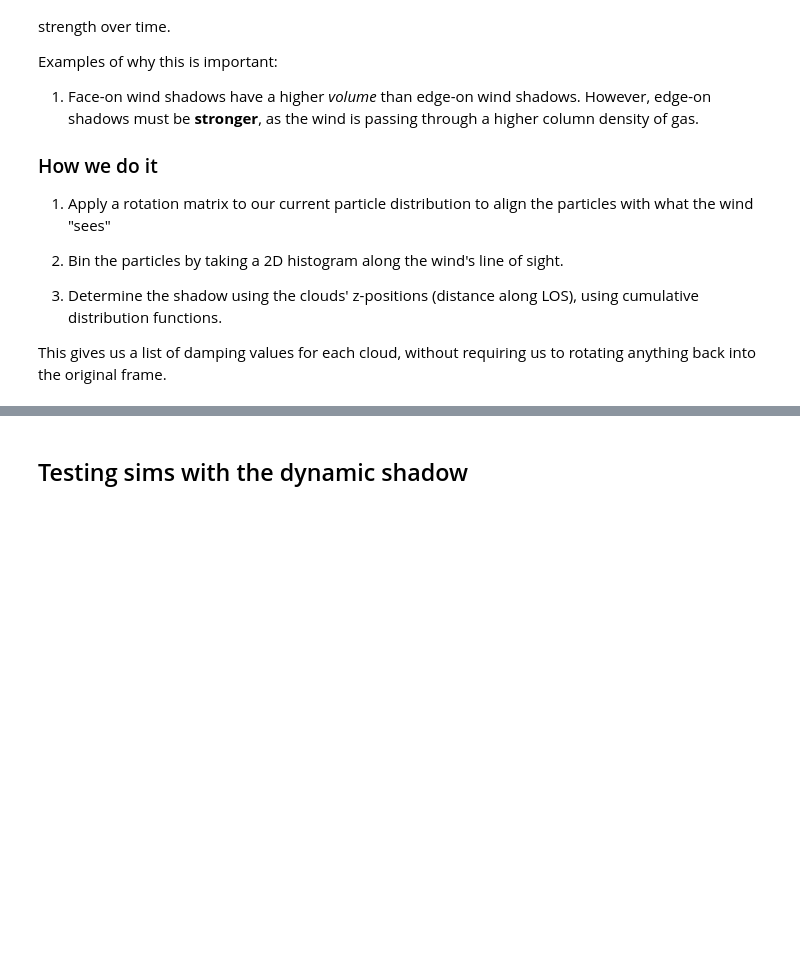
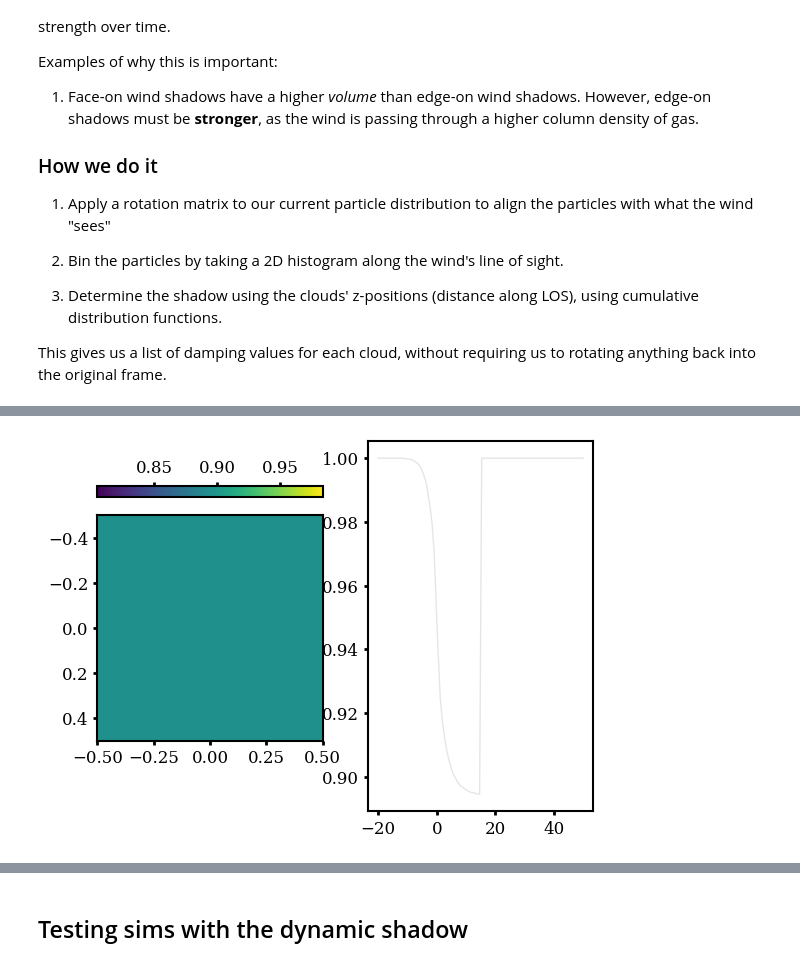
Before and after one commit to HSouch/galarp, a Jupyter notebook: paper/0-1-FullDynamicShadow.ipynb, the cells around one changed output, grey strips where cells are left out. Cells and saved outputs as stored; diff of their text form; code cells hidden in the pictures; blank space fills up the shorter version.

```diff
--- a/paper/0-1-FullDynamicShadow.ipynb
+++ b/paper/0-1-FullDynamicShadow.ipynb
@@ -60,7 +60,7 @@ class DynamicShadow:
         self.rho = rho
 
         self.masses = masses
-        self.radii = radii
+        self.radii = radii * u.pc
 
         self.shadow_name = "Dynamic"
 
@@ -102,12 +102,15 @@ class DynamicShadow:
 
         q, p = q.T, p.T
 
+
         # STEP 1: Rotate the particles to the wind frame
+
         xyz_rotated = grp.rotate_yaxis(q, beta=np.pi/2 - self.wind.inclination)
         xyz_rotated_T = xyz_rotated.T
         v_xyz_rotated = grp.rotate_yaxis(p, beta=np.pi/2 - self.wind.inclination)
 
         v_wind = np.sqrt(np.sum(wind.evaluate(t) ** 2)) * u.kpc / u.Myr
+
         v_rel = (v_wind.value - v_xyz_rotated[0]) * u.kpc / u.Myr
 
         shadowing = np.ones(len(q[0]))
@@ -118,17 +121,17 @@ class DynamicShadow:
         z_bins = np.linspace(self.z_range[0], self.z_range[1], self.n_bins + 1)
 
         # Bin particles along y-z axis
+
         y_bin_indices = np.digitize(xyz_rotated[1], y_bins)
         z_bin_indices = np.digitize(xyz_rotated[2], z_bins)
 
         L_slab = self.tau_wind * v_wind
-        V_slab = self.A_bin * L_slab
-        M_slab = (V_slab * self.rho.evaluate(t)).to(u.Msun)
-        p_slab = (M_slab * V_slab).cgs
+        A_clouds = np.pi * self.radii ** 2
 
+        # This is the momentum deposited by the slab into each cloud
+        normalized_p = 2 * (1 + self.radii / L_slab)
+        normalized_p *= (A_clouds / self.A_bin).cgs * (1 - v_xyz_rotated[0] * u.km / u.s / v_wind)
 
-        tau_clouds = 2 * (self.tau_wind + (radii * u.pc).to(u.pc) / v_rel)
-        tau_clouds = np.clip(tau_clouds, 0)
 
         # Get particles in the bin, and take only the z component
         # We take a cumulative sum of the histogram to get the integrated number of particles at each distance
@@ -138,10 +141,18 @@ class DynamicShadow:
                 # Determine which particles are in this current bin
                 in_bin = np.bitwise_and(y_bin_indices == i + 1, z_bin_indices == j + 1)
 
-                particles_in_z_bin = xyz_rotated_T[in_bin].T[0]
-                sorted_indices = np.argsort(particles_in_z_bin)
-                masses_in_bin = self.masses[in_bin]
+                particles_in_z_bin = xyz_rotated_T[in_bin].T[0]     # Take x component of the rotated particles in bin
+                sorted_indices = np.argsort(particles_in_z_bin)     # Sort the particles by x component
 
+                if len(sorted_indices) == 0:
+                    continue
+
+                cum_p = np.cumsum(normalized_p[sorted_indices])
+                cum_p = np.clip(cum_p, 0, 1)
+
+                interp = interp1d(particles_in_z_bin[sorted_indices],
+                                  1 - cum_p, kind="linear",
+                                  fill_value=1, bounds_error=False, assume_sorted=True)
 
 
                 # cumulative_mass = np.cumsum(masses_in_bin[sorted_indices])
@@ -202,52 +213,31 @@ radii = np.random.uniform(20, 60, 10000)
 
 depth = 5e10
 inc = 90
-for index in np.linspace(50, 400, 5).astype(int):
-    xyz = np.array([x[index], y[index], z[index]])
-    v_xyz = np.array([vx[index], vy[index], vz[index]])
+index = 50
+xyz = np.array([x[index], y[index], z[index]])
+v_xyz = np.array([vx[index], vy[index], vz[index]])
 
+for n_bin in [1, 5, 10, 20, 40, 50, 100, 200]:
 
     wind = grp.LorentzianWind(inclination=np.deg2rad(inc), strength=800 * u.km/u.s,
                             t0=300*u.Myr, width=200*u.Myr, units=galactic)
+    shadow = DynamicShadow(wind, depth=depth,debug=True, masses=masses, radii=radii,
+                            tau_wind=1 * u.Myr, y_range=(-20, 20), z_range=(-20, 20), n_bins=n_bin)
+    shadowing = shadow.evaluate(xyz.T, v_xyz.T, 0)
 
-    shadow = DynamicShadow(wind, depth=depth, n_bins=40, debug=True, masses=masses, radii=radii)
-    shadowing = shadow.evaluate(xyz.T, v_xyz.T, 0)
-    #shadow.debug_evaluate(xyz.T, 0, outname=f"figures/shadowing_new/shadow_{index}_{depth}_{inc:.0f}.png", cmap="magma")
+
+    xs = np.linspace(-20, 50, 100)
 
     img = np.ones((shadow.n_bins, shadow.n_bins)) * np.inf
 
-    samples_wind_dir = np.linspace(-20, 40, shadow.n_bins)
+    fig, ax = plt.subplots(1, 2)
 
-    fig, ax = plt.subplots(1, 3, figsize=(12, 4))
+    for interp_obj in shadow.interps:
+        i, j, interp = interp_obj["i"], interp_obj["j"], interp_obj["interp"]
+        img[j, i] = np.nanmin(interp(xs))
+        ax[1].plot(xs, interp(xs), c="black", alpha=0.1)
 
-    dropoff = 1 / np.e
-    for obj in shadow.interps[:]:
-        i, j, interp = obj["i"], obj["j"], obj["interp"]
-
-        samples = interp(samples_wind_dir)
-
-        sample_depth = samples_wind_dir[np.argmax(samples < dropoff)]
-
-        # img[j, i] = np.nanmin(samples)
-        img[j, i] = np.nanmin(samples)
-
-        ax[0].plot(samples_wind_dir, samples, c="black", alpha=0.1)
-
-    ax[0].axhline(dropoff)
-
-    mappable = ax[1].imshow(img, cmap="magma", origin="lower", extent=[*shadow.y_range, *shadow.z_range])
-    # ax[0].set_xticks(np.linspace(0, 40, 5), np.linspace(*shadow.y_range, 5))
-    # ax[0].set_yticks(np.linspace(0, 40, 5), np.linspace(*shadow.z_range, 5))
-
-    xyz_rotated = grp.rotate(xyz, alpha=0, beta=0)
-
-    scat = ax[2].scatter(xyz_rotated[1], xyz_rotated[2], c=shadowing, cmap="magma", s=1, alpha=0.1)
-    ax[2].set(xlabel="Y [kpc]", ylabel="Z [kpc]", xlim=(-20, 20), ylim=(-20, 20))
-
-    plt.colorbar(mappable=mappable, ax=ax[1], label="Shadowing", orientation="horizontal",
-                 location="top", pad=0.1, fraction=0.04)
-    plt.colorbar(mappable=scat, ax=ax[2], label="Shadowing", orientation="horizontal",
-                 location="top", pad=0.1, fraction=0.04)
-
-    plt.show()
+    mappable = ax[0].imshow(img)
+    plt.colorbar(mappable=mappable, ax=ax[0], orientation="horizontal", location="top")
+    plt.savefig(f"temp/shadowing_{n_bin}.png", dpi=200)
 # %% [output]
@@ -254,0 +244 @@ TypeError: clip() missing 1 required positional argument: 'a_max'
+[figure, added]
```
Also changed, not shown: parts of 3 cells of this notebook.
